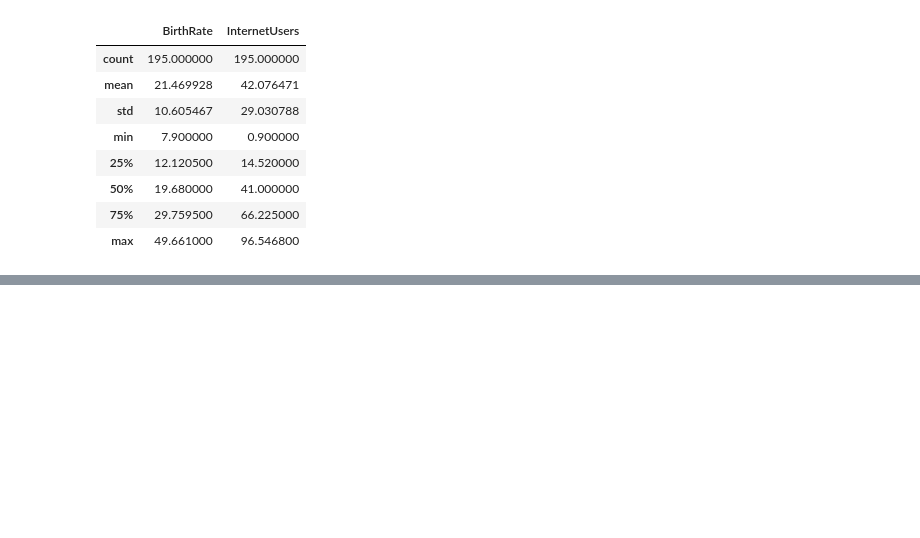
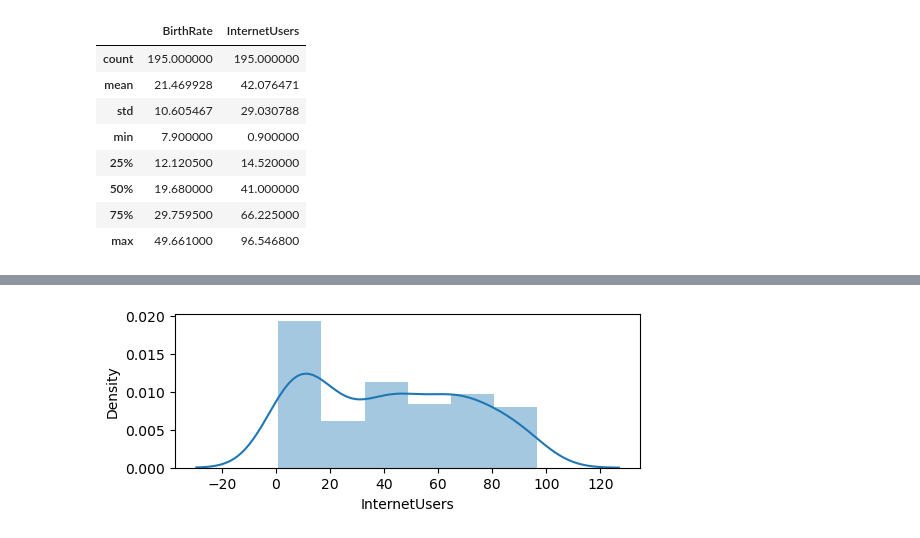
Before and after one commit to Harish-34/python, a Jupyter notebook: T16_data_frame.ipynb, the cells around one changed output, grey strips where cells are left out. Drawn from its saved outputs; the diff is of its cells as text; code cells hidden in the pictures; blank space fills up the shorter version.

```diff
--- a/T16_data_frame.ipynb
+++ b/T16_data_frame.ipynb
@@ -205,0 +256,2 @@ Neumerical_data.describe()
+# %%
+data = data.drop('mycalc',axis = 1)
@@ -205,0 +274,4 @@ Neumerical_data.describe()
+# %%
+data = data.drop('myCalc',axis = 1)
+# %%
+data = data.drop('myCalc3',axis = 1)
@@ -205,0 +505,9 @@ Neumerical_data.describe()
+# %%
+import matplotlib.pyplot as plt
+import seaborn as sns
+
+%matplotlib inline
+plt.rcParams['figure.figsize'] = 6,2
+
+import warnings
+warnings.filterwarnings('ignore')
@@ -205,0 +538,4 @@ Neumerical_data.describe()
+# %%
+vis1 = sns.distplot(data['InternetUsers'])
+# %% [output]
+[figure, added]
```
Also changed, not shown: parts of 39 cells of this notebook.
